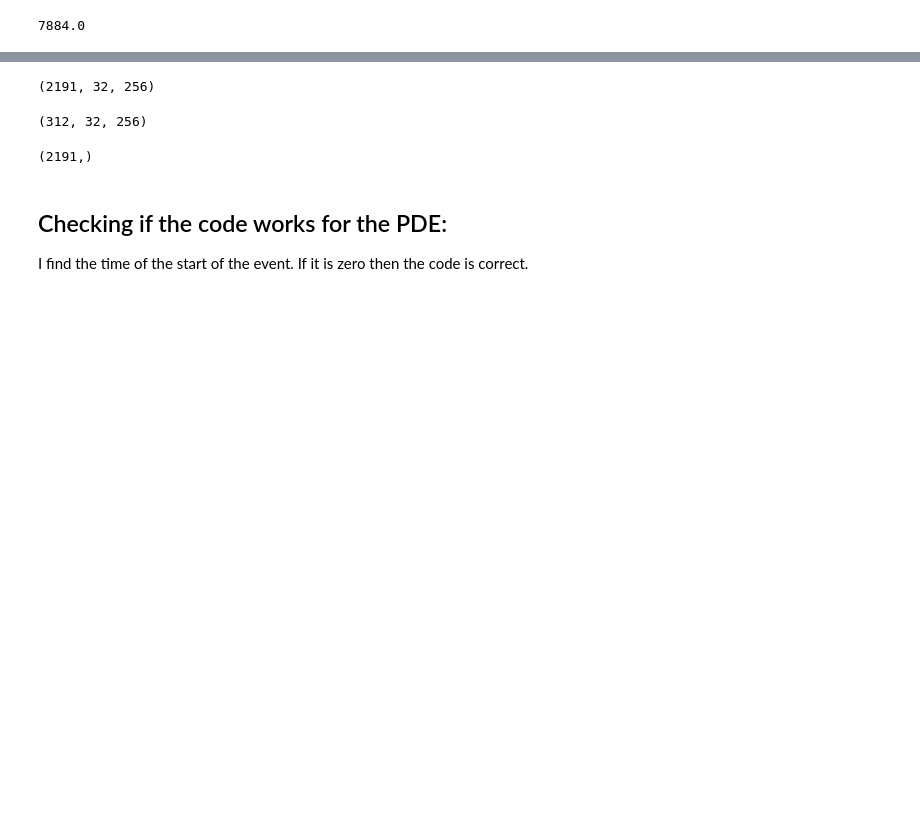
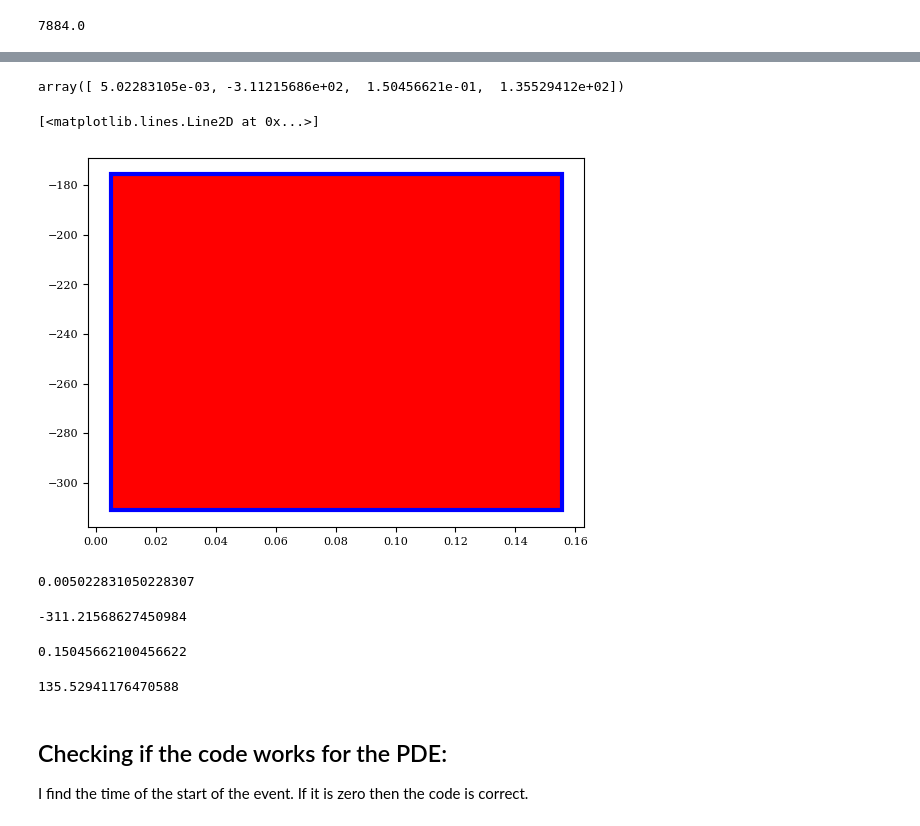
Before and after one commit to hojjatks/ROM_EnKF_earthquakecycle, a Jupyter notebook: Codes/PlotPredictionPerformance.ipynb, the cells around one changed output, grey strips where cells are left out. Saved outputs shown, nothing was run; the diff lists cells and outputs as text; code cells hidden in the pictures; blank space fills up the shorter version.

```diff
--- a/Codes/PlotPredictionPerformance.ipynb
+++ b/Codes/PlotPredictionPerformance.ipynb
@@ -272,7 +287,11 @@ for index in range(len(numbers)):
         # loading time of the start of the events: TimeStarts_filtered, this number should be added to start time which is the time that inversion starts
 
         TimeStarts,TimeEnds,rectangles,Mags=Find_T_X_tau_without_p_input(V_ox_interpolated,t_expanded-tau*t_yr,V_thresh,L_thresh,t_yr,x_ox,z_ox,L_fault,mu) # finding the timing and the extent of the PDE. If everything is correct TimeStarts should be very close to zero
-        print(TimeStarts/t_yr)
+        print("Time Starts for PDE is" +str(TimeStarts/t_yr))
+        i=0
+        ax_qdyn.add_patch( Rectangle((rectangles[i], rectangles[i]), rectangles[i], rectangles[i], fc ='none',  ec ='w', lw = 3) )
+
+
         # Plotting the QDYN acutual slip profile for the events
         V_dip_mean=np.max(V_ox_interpolated,axis=1).T   # Mean Velocity along the dip
         Nt=time_interpolation.shape[0]
@@ -294,6 +313,9 @@ for index in range(len(numbers)):
 
         # plotting N_m_v=20
         V_ox_pred_events_20_interpolated=interpolate(time_interpolation,t_ox_pred_events_20[event_counter],V_ox_pred_events_20[event_counter],V_ox_pred_events_20[event_counter].shape[1],V_ox_pred_events_20[event_counter].shape[2])
+        TimeStarts,TimeEnds,rectangles,Mags=Find_T_X_tau_without_p_input(V_ox_pred_events_20_interpolated,t_expanded-tau*t_yr,V_thresh,L_thresh,t_yr,x_ox,z_ox,L_fault,mu)
+        print("Time Starts for N_m=20 is" +str(TimeStarts/t_yr))
+        #PlotRectangle(axes,rectangles)
         V_dip_mean=np.max(V_ox_pred_events_20_interpolated,axis=1).T   # Mean Velocity along the dip
         Nt=time_interpolation.shape[0]
         x_ox_t=np.vstack([x_ox]*Nt).T
@@ -315,6 +337,8 @@ for index in range(len(numbers)):
 
         # plotting N_m_v=30
         V_ox_pred_events_30_interpolated=interpolate(time_interpolation,t_ox_pred_events_30[event_counter],V_ox_pred_events_30[event_counter],V_ox_pred_events_30[event_counter].shape[1],V_ox_pred_events_30[event_counter].shape[2])
+        TimeStarts,TimeEnds,rectangles,Mags=Find_T_X_tau_without_p_input(V_ox_pred_events_30_interpolated,t_expanded-tau*t_yr,V_thresh,L_thresh,t_yr,x_ox,z_ox,L_fault,mu)
+        print("Time Starts for N_m=30 is" +str(TimeStarts/t_yr))
         V_dip_mean=np.max(V_ox_pred_events_30_interpolated,axis=1).T   # Mean Velocity along the dip
         Nt=time_interpolation.shape[0]
         x_ox_t=np.vstack([x_ox]*Nt).T
@@ -353,13 +383,5 @@ plt.show()
 [figure]
-# %%
-V_ox_pred_events_30_interpolated.shape
-# %% [output]
-(2191, 32, 256)
-# %%
-V_ox_pred_events_30[event_counter].shape
-# %% [output]
-(312, 32, 256)
-# %%
-time_interpolation.shape
-# %% [output]
-(2191,)
+# %%
+rectangles
+# %% [output]
+array([ 5.02283105e-03, -3.11215686e+02,  1.50456621e-01,  1.35529412e+02])
@@ -366,3 +394,33 @@ time_interpolation.shape
+# %%
+fig = plt.figure()
+ax=fig.add_subplot(1,1,1)
+
+Nrectangles=int(rectangles.size/4)
+rectangles=np.reshape(rectangles,(Nrectangles,4))
+
+for i in range(Nrectangles):
+    ax.add_patch( Rectangle((rectangles[i,0], rectangles[i,1]), rectangles[i,2], rectangles[i,3], fc ='red',  ec ='b', lw = 3) )
+
+ax.plot(rectangles[i,0],rectangles[i,1])
+# %% [output]
+[<matplotlib.lines.Line2D at 0x...>]
+[figure, added]
+# %%
+rectangles[i,0]
+# %% [output]
+0.005022831050228307
+# %%
+rectangles[i,1]
+# %% [output]
+-311.21568627450984
+# %%
+rectangles[i,2]
+# %% [output]
+0.15045662100456622
+# %%
+rectangles[i,3]
+# %% [output]
+135.52941176470588
 # %% [markdown]
 ## Checking if the code works for the PDE:
 I find the time of the start of the event. If it is zero then the code is correct.
```
Also changed, not shown: parts of 6 cells of this notebook.
